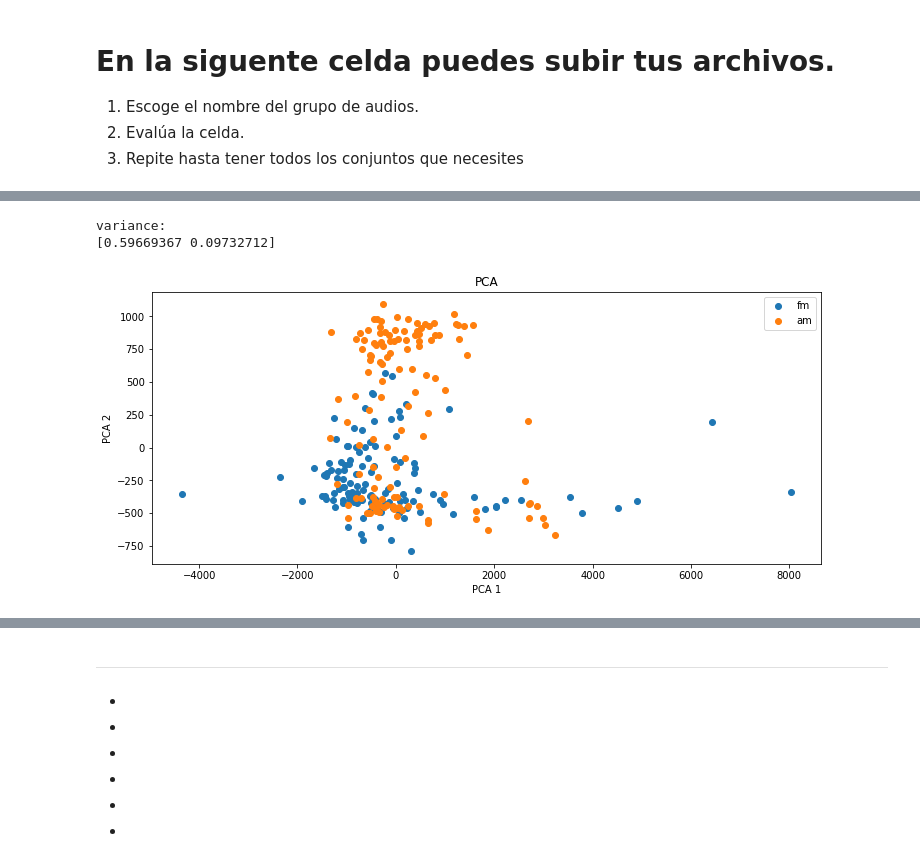
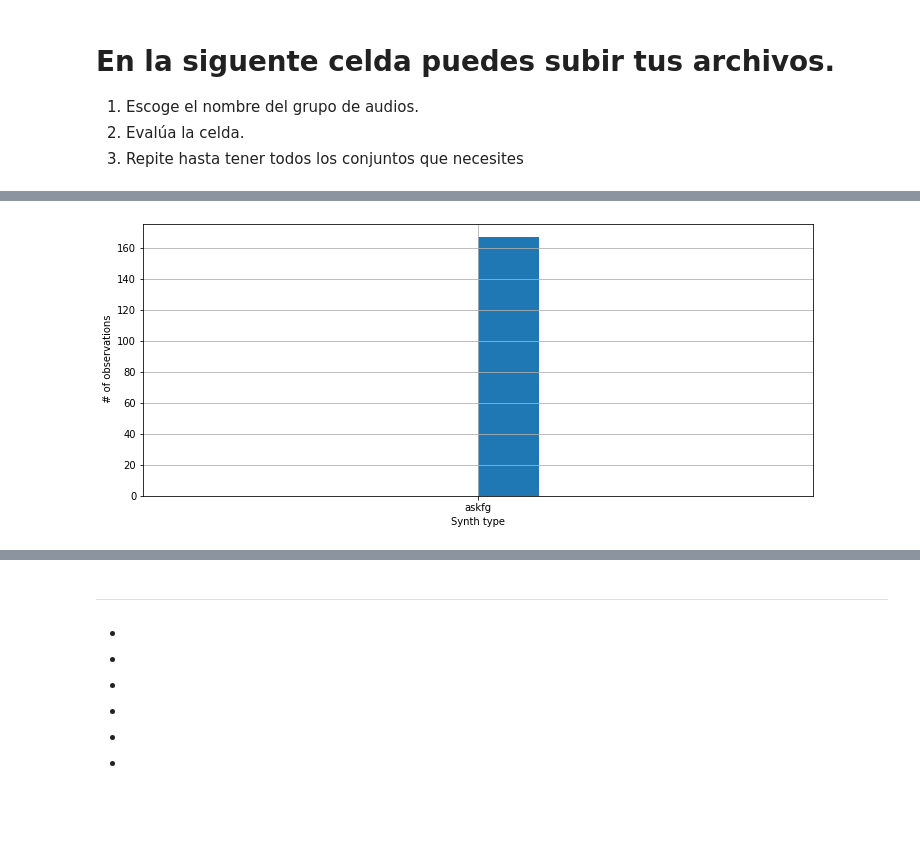
Before and after one commit to mezaga/ACIML, a Jupyter notebook: ACIML_seminario_prototype_final.ipynb, the cells around one changed output, grey strips where cells are left out. Drawn from its saved outputs; the diff is of its cells as text; code cells hidden in the pictures; blank space fills up the shorter version.

```diff
--- a/ACIML_seminario_prototype_final.ipynb
+++ b/ACIML_seminario_prototype_final.ipynb
@@ -43,12 +72,12 @@ track_num = []
 
 from google.colab import files
 #@ tectInserta
-text = 'am' #@param {type:"string"}
+text = 'askfg' #@param {type:"string"}
 #AUDIO_LOAD = []
 sr16k = 16000
 secs = 1
 uploaded = files.upload()
-track_num.append(len(uploaded))
+#track_num.append(len(uploaded))
 for idx, track in enumerate(uploaded.keys()):
   print(track)
   if track.endswith("wav"):
@@ -142,43 +190,41 @@ DATA_filt
 # %%
 #@title Visualización de datos { run: "auto" }
 ids = list(DATA_filt['id'])
-audio_viz = 'PCA' #@param ['PCA','F0', 'histogram']
+audio_viz = 'histogram' #@param ['PCA','F0', 'histogram']
 fig, ax = plt.subplots()
 fig.set_size_inches([12,5])
 if audio_viz == 'histogram':
   ax = DATA_filt['gid'].hist()
   ax.set_xlabel("Synth type")
   ax.set_ylabel(" # of observations")
   plt.show()
 if audio_viz == 'F0':
   ax.plot(DATA_filt.index, DATA_filt['f0'], linestyle = '--')
   ax.set_xlabel("Audios")
   ax.set_ylabel(" F0")
   plt.show()
 if audio_viz == 'PCA':
   pca = PCA(n_components= 2)
   X_PCA = pca.fit_transform(Xmu_FFT)
   print('variance: ')
   print(pca.explained_variance_ratio_)
   counter = 0
   cu = 0
   for key, value in zliders.items():
     #print(key,value)
     ax.scatter(X_PCA[counter: counter + value, 0], X_PCA[counter: counter + value, 1], cmap= 10, label = key)
     counter += value
     cu += 1
   #for idx, id in enumerate(ids):
   #  ax.annotate(id,(X_PCA[idx][0], X_PCA[idx][1]+ 0.2))
   fig.add_axes(ax)
   plt.legend()
   plt.title('PCA')
   plt.xlabel('PCA 1')
   plt.ylabel('PCA 2')
   plt.show()
 # %% [output]
-variance:
-[0.59669367 0.09732712]
-[figure, old version]
+[figure, new version]
 # %%
 #@title Entrenamiento del modelo
 
```
Also changed, not shown: parts of 11 cells of this notebook.
